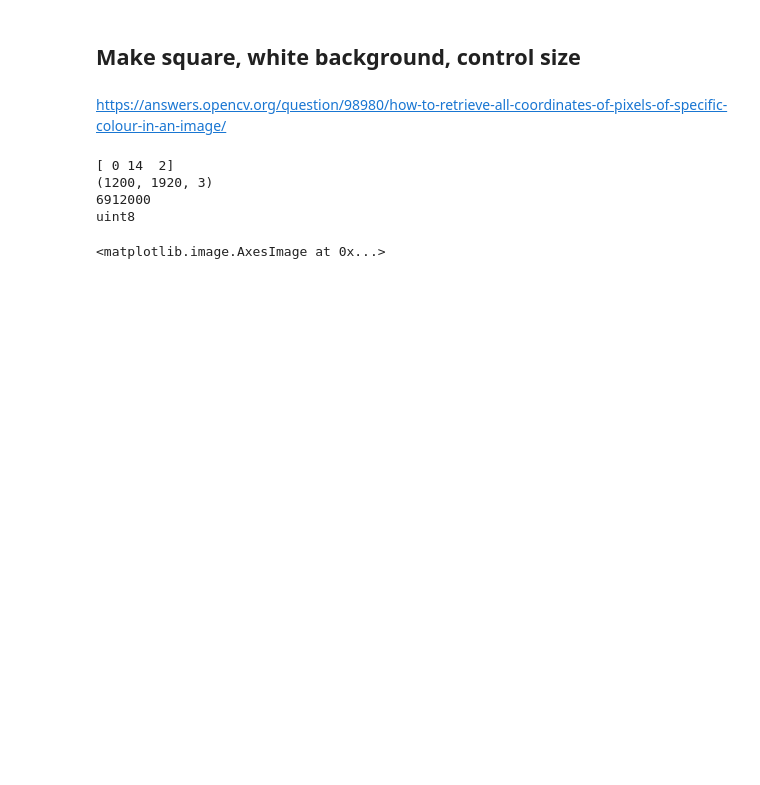
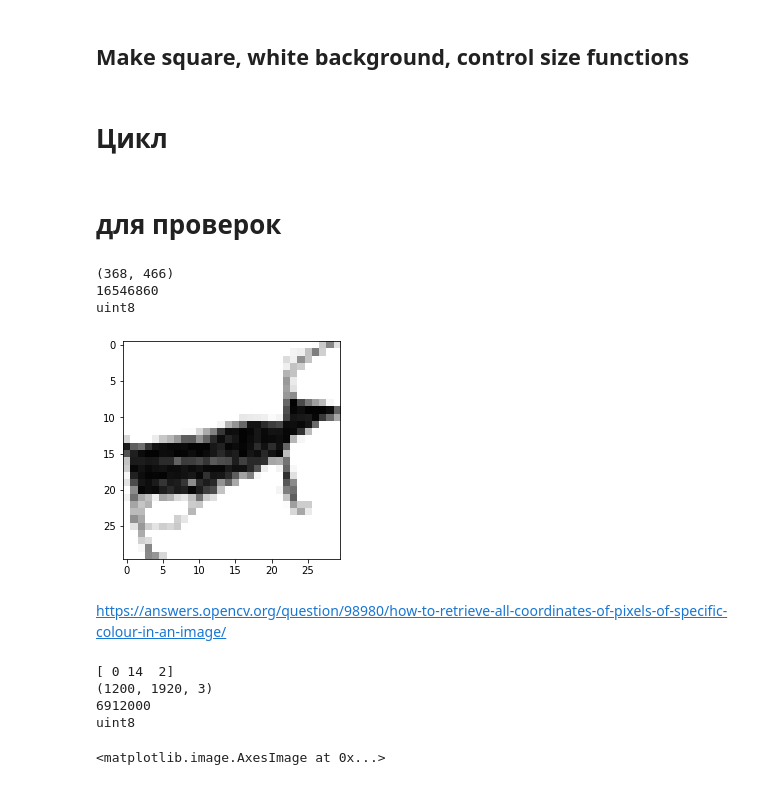
Before and after one commit to MarusyaS/petroglyphs, a Jupyter notebook: Image_adjustment.ipynb, the cells around one changed output. Drawn from its saved outputs; the diff is of its cells as text; code cells hidden in the pictures; blank space fills up the shorter version.

Commit message:
neat functions and cycle added

```diff
--- a/Image_adjustment.ipynb
+++ b/Image_adjustment.ipynb
@@ -98,5 +1,5 @@ error: OpenCV(4.5.2) ../modules/imgproc/src/color.cpp:182: error: (-215:Assertio
 # %% [markdown]
-## Make square, white background, control size
+## Make square, white background, control size functions
 # %%
 import cv2
 import numpy as np
@@ -152,0 +67,2 @@ def resizeAndPad(img, size, padColor=0):
+# %% [markdown]
+# Цикл
@@ -153,3 +83,40 @@ def resizeAndPad(img, size, padColor=0):
+# %% [markdown]
+# для проверок
+# %%
+#image = cv2.imread("/mnt/c/Users/Maria/Documents/DH/petroglyphs/images/4/cut_photoshop/4-12-3.png")
+image = cv2.imread('/mnt/c/Users/Maria/Documents/DH/petroglyphs/images/cut_deers/4-2-5.png')
+
+new_image = ReduceGrey(image)
+new_image = SelectAndCutBlackObject(new_image)
+# indices = np.where(new_image < [20])
+# print(indices)
+# minimum_y = np.amin(indices[0])
+# maximum_y = np.amax(indices[0])
+# minimum_x = np.amin(indices[1])
+# maximum_x = np.amax(indices[1])
+# deer = image[minimum_y:maximum_y, minimum_x:maximum_x]
+resized_image = resizeAndPad(new_image,(30,30)) # в скобках задаём размер
+plt.imshow(resized_image)
+
+cv2.imwrite('/mnt/c/Users/Maria/Documents/DH/petroglyphs/images/gan_images/4-2-5.png', resized_image)
+
+#print(new_image.shape)
+print( deer.shape[:2] )
+#print(resized_image.shape[:2])
+#h,w = new_image.shape[:2]
+#aspect = w/h
+#print(aspect)
+#plt.imshow(deer)
+
+print( image.size ) # number of pixels
+print( image.dtype )
+
+#plt.imshow(new_image)
+# %% [output]
+(368, 466)
+16546860
+uint8
+[figure, added]
 # %% [markdown]
 https://answers.opencv.org/question/98980/how-to-retrieve-all-coordinates-of-pixels-of-specific-colour-in-an-image/
 # %%
```
Also changed, not shown: parts of 14 cells of this notebook.
